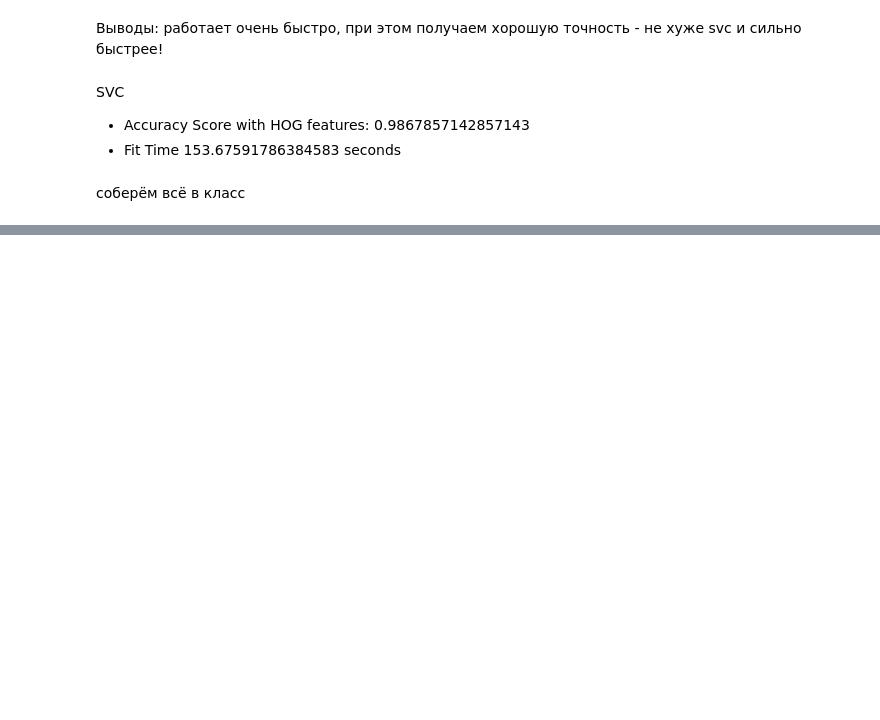
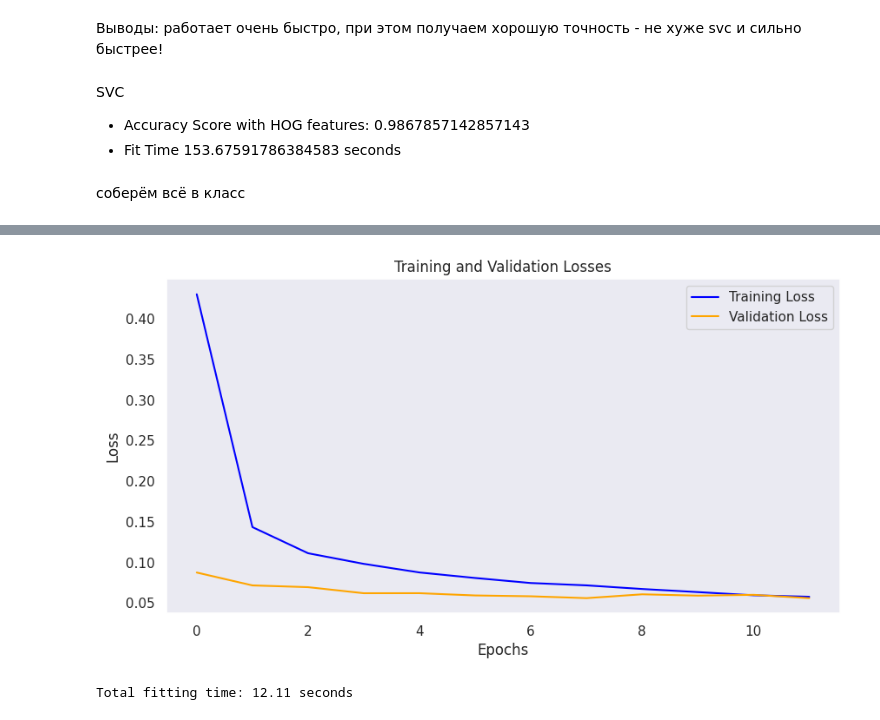
Before and after one commit to marymikkey/SKOLTECH_ML_prep, a Jupyter notebook: task_5/Perceptron_with_Torch.ipynb, the cells around one changed output, grey strips where cells are left out. Drawn from its saved outputs; the diff is of its cells as text; code cells hidden in the pictures; blank space fills up the shorter version.

```diff
--- a/task_5/Perceptron_with_Torch.ipynb
+++ b/task_5/Perceptron_with_Torch.ipynb
@@ -151,7 +161,6 @@ plt.show()
 # %%
 model.eval()
-all_labels = []
-all_predictions = []
+all_labels, all_predictions = [], []
 # %%
 with torch.no_grad():
     for images, labels in test_loader:
@@ -208,6 +217,13 @@ SVC
  - Fit Time 153.67591786384583 seconds
 # %% [markdown]
 соберём всё в класс
+# %%
+input_size = 648
+hidden_size = 120
+num_classes = 10
+num_epochs = 12
+batch_size = 200
+learning_rate = 0.0025
 # %%
 class SimplePerceptron(nn.Module):
     def __init__(self, input_size, hidden_size, num_classes):
@@ -272,7 +325,7 @@ class SimplePerceptron(nn.Module):
 # %%
 model = SimplePerceptron(input_size, hidden_size, num_classes)
 start_time = time.time()
-losses = model.fit(train_loader, num_epochs, learning_rate)
+train_losses, val_losses = model.fit(train_loader, test_loader, num_epochs, learning_rate)
 total_time = time.time() - start_time
 print(f'Total fitting time: {total_time:.2f} seconds')
 # %% [output]
@@ -296,3 +349,5 @@ Total fitting time: 28.97 seconds
+[figure, added]
+Total fitting time: 12.11 seconds
 # %%
 model.evaluate(test_loader)
 # %% [output]
```
Also changed, not shown: parts of 13 cells of this notebook.
